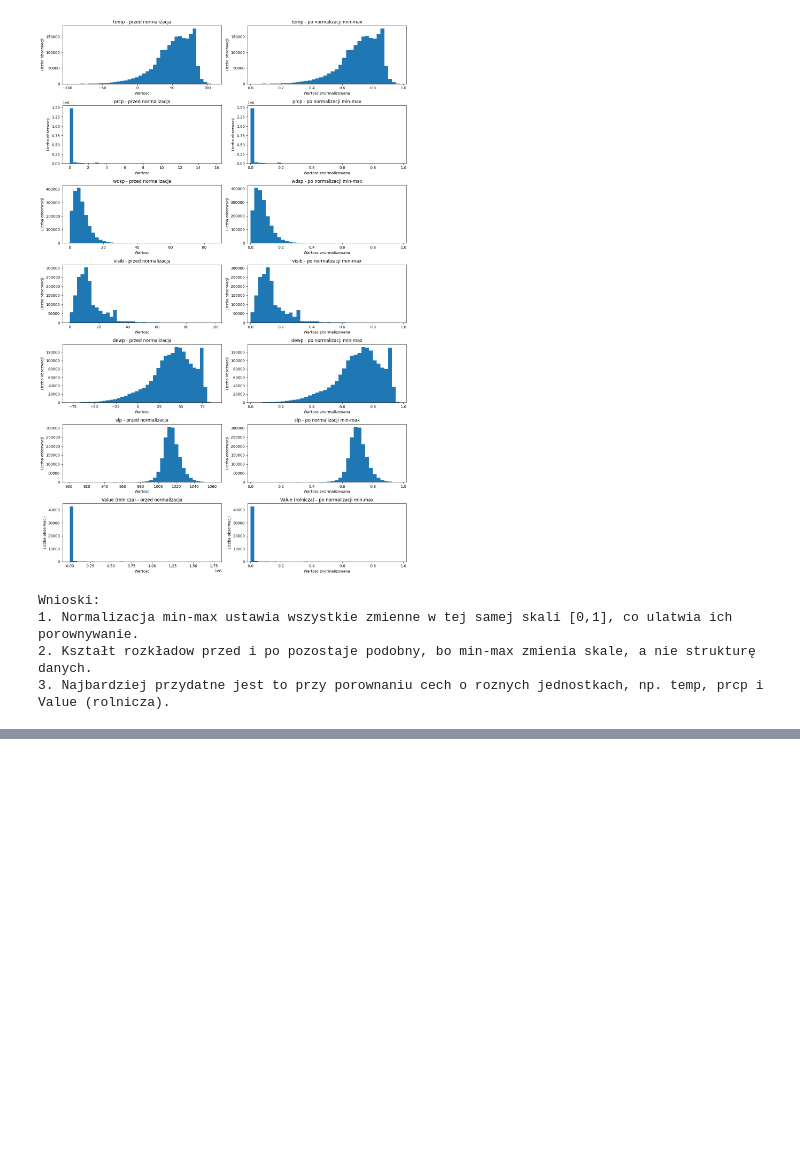
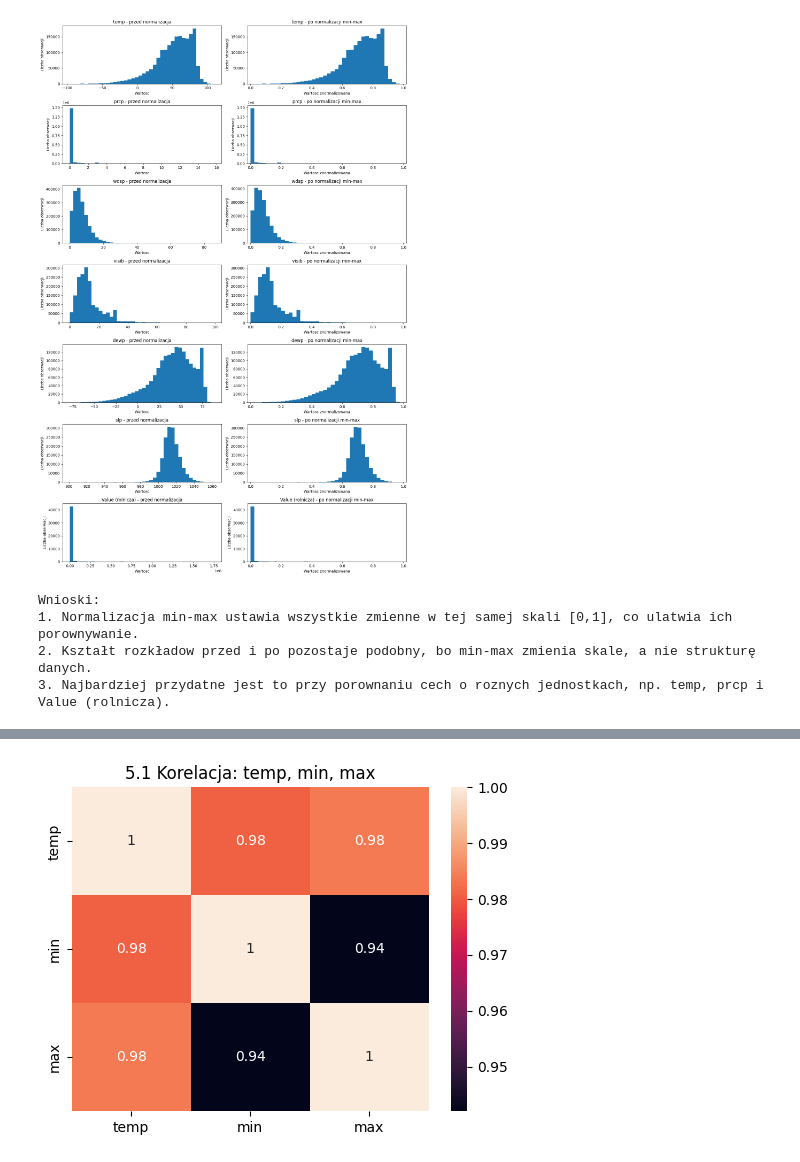
Before and after one commit to Gratex-lab/BigData, a Jupyter notebook: projekt.ipynb, the cells around one changed output, grey strips where cells are left out. Cells and saved outputs as stored; diff of their text form; code cells hidden in the pictures; blank space fills up the shorter version.

Commit message:
obliczenie współczynnika korelacji liniowej

```diff
--- a/projekt.ipynb
+++ b/projekt.ipynb
@@ -1013,0 +1043,99 @@ Wnioski:
+# %%
+weather = pd.read_csv('5_finalny.csv', low_memory=False)
+
+
+for c in ['temp', 'min', 'max', 'prcp', 'wdsp', 'gust', 'mxpsd', 'visib', 'year', 'mo', 'da']:
+    if c in weather.columns:
+        weather[c] = pd.to_numeric(weather[c].replace(
+            ['brak', '99.9', '99.99', '999.9', '9999.9', 99.9, 99.99, 999.9, 9999.9], np.nan), errors='coerce')
+
+
+weather['date'] = pd.to_datetime(
+    {'year': weather['year'], 'month': weather['mo'], 'day': weather['da']}, errors='coerce')
+
+
+# Dane rolnicze + pogoda
+agri_weather = pd.read_csv('6_rolnictwo_pogoda.csv', low_memory=False)
+for c in ['temp', 'prcp', 'max', 'min', 'visib', 'Value', 'Year']:
+    if c in agri_weather.columns:
+        agri_weather[c] = pd.to_numeric(agri_weather[c], errors='coerce')
+
+
+# 5.1 temperatura srednia, minimalna i maksymalna
+corr_51 = weather[['temp', 'min', 'max']].dropna().corr()
+plt.figure(figsize=(5, 4))
+sns.heatmap(corr_51, annot=True)
+plt.title('5.1 Korelacja: temp, min, max')
+plt.tight_layout()
+plt.show()
+
+
+# 5.2 temperatura a opady
+corr_52 = weather[['temp', 'prcp']].dropna().corr()
+plt.figure(figsize=(5, 4))
+sns.heatmap(corr_52, annot=True)
+plt.title('5.2 Korelacja: temp i prcp')
+plt.tight_layout()
+plt.show()
+
+
+# 5.3 temperatura a predkosc wiatru
+corr_53 = weather[['temp', 'wdsp', 'gust', 'mxpsd']].dropna().corr()
+plt.figure(figsize=(6, 5))
+sns.heatmap(corr_53, annot=True)
+plt.title('5.3 Korelacja: temperatura i wiatr')
+plt.tight_layout()
+plt.show()
+
+
+# 5.4 temperatura a wybrana zmienna rolnicza (Value)
+corr_54 = agri_weather[['temp', 'Value']].dropna().corr()
+plt.figure(figsize=(5, 4))
+sns.heatmap(corr_54, annot=True)
+plt.title('5.4 Korelacja: temperatura i Value (rolnicza)')
+plt.tight_layout()
+plt.show()
+
+
+# 5.5 co najmniej 4 dodatkowe korelacje (pogoda + rolnictwo)
+corr_55 = agri_weather[['temp', 'prcp', 'visib',
+                        'max', 'min', 'Value']].dropna().corr()
+plt.figure(figsize=(8, 6))
+sns.heatmap(corr_55, annot=True)
+plt.title('5.5 Dodatkowe korelacje (pogoda + rolnictwo)')
+plt.tight_layout()
+plt.show()
+
+
+# Anomalie temperatury dla wybranego miesiaca (lipiec)
+wybrany_miesiac = 7
+lipiec = weather[weather['mo'] == wybrany_miesiac][[
+    'date', 'temp']].dropna().sort_values('date').copy()
+srednia_lipiec = lipiec['temp'].mean()
+lipiec['anomalia_temp'] = lipiec['temp'] - srednia_lipiec
+
+lipiec_dziennie = lipiec.groupby('date', as_index=False)[
+    'anomalia_temp'].mean().sort_values('date')
+
+
+plt.figure(figsize=(12, 5))
+plt.scatter(lipiec_dziennie['date'],
+            lipiec_dziennie['anomalia_temp'], color='tab:blue', s=22)
+plt.axhline(0, color='black', linestyle='--', linewidth=1)
+plt.title('Anomalie temperatury w lipcu (odchylenie od sredniej lipcowej)')
+plt.xlabel('Data')
+plt.ylabel('Anomalia temperatury [F]')
+plt.tight_layout()
+plt.show()
+
+
+print('Wnioski:')
+print('Średnia temperatura idzie w parze z temperaturą minimalną i maksymalną.')
+print('Opady nie zmieniają się wyraźnie razem z temperaturą.')
+print('Miary wiatru są spójne między sobą, ale słabo powiązane z temperaturą.')
+print('Zmienna rolnicza "Value" nie pokazuje wyraźnej liniowej zależności z temperaturą.')
+print('W rozszerzonej macierzy widać jednocześnie zależności dodatnie i ujemne, bez jednego dominującego czynnika dla "Value".')
+print('Anomalie w lipcu mają szeroki rozstrzał wokół średniej: od dni wyraźnie chłodniejszych do dni wyraźnie cieplejszych, z wieloma punktami blisko średniej.')
+print(f'Średnia temperatura w lipcu: {srednia_lipiec:.2f} [F]')
+# %% [output]
+[figure, added]
```
Also changed, not shown: parts of 4 cells of this notebook.
